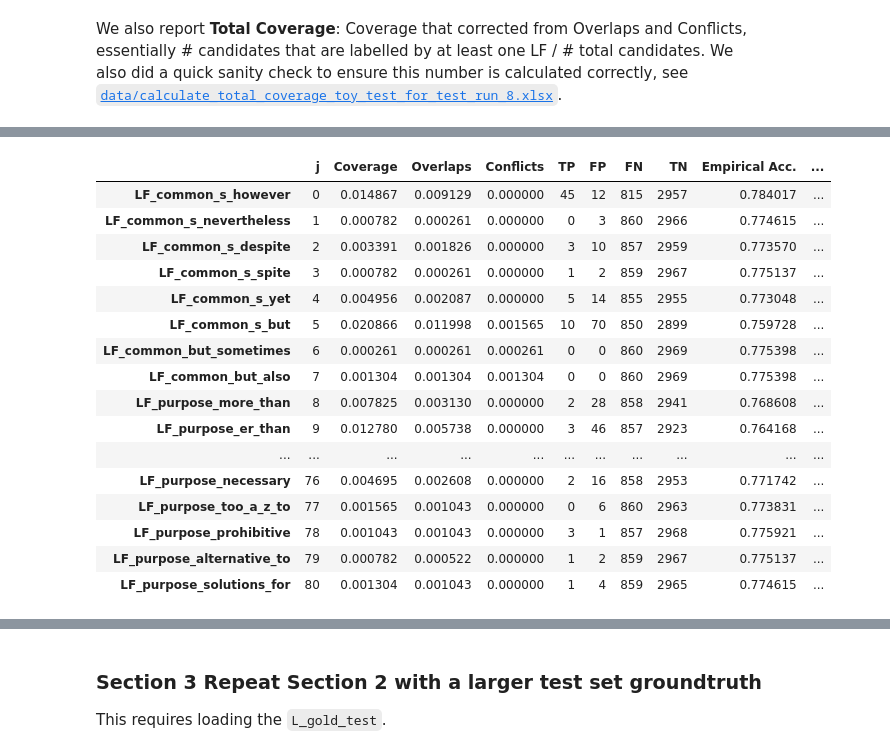
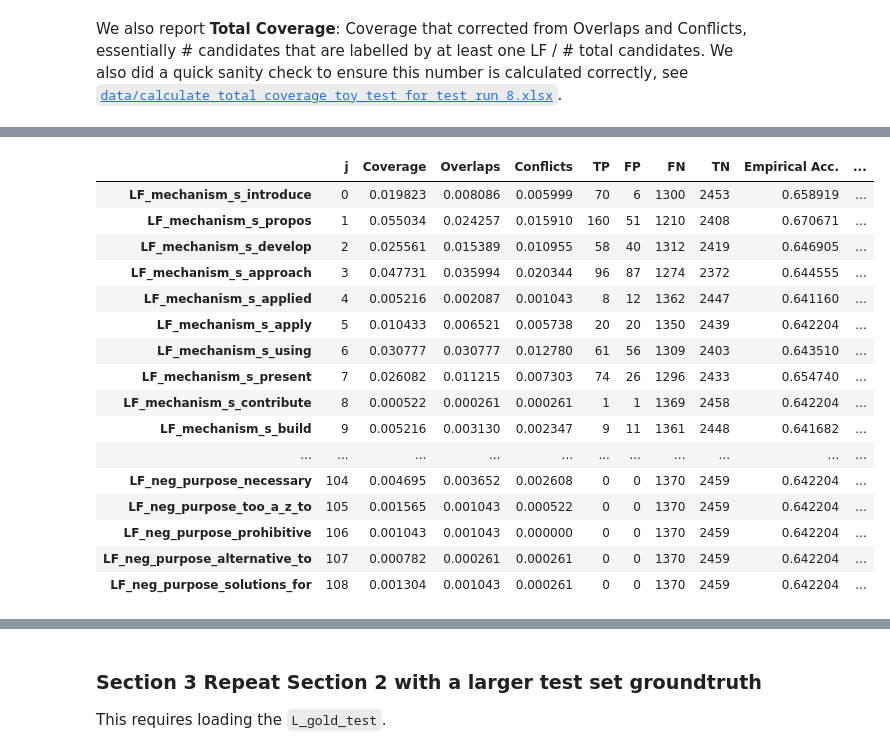
Before and after one commit to xeniaqian94/snorkel, a Jupyter notebook: abstractnet/testrun/Test_Run_8_Calculating_Coverage_and_Position_Aware_LF.ipynb, the cells around one changed output, grey strips where cells are left out. Cells and saved outputs as stored; diff of their text form; code cells hidden in the pictures.

Commit message:
upload mechanism LFs and output dataframe that reports coverage

```diff
--- a/abstractnet/testrun/Test_Run_8_Calculating_Coverage_and_Position_Aware_LF.ipynb
+++ b/abstractnet/testrun/Test_Run_8_Calculating_Coverage_and_Position_Aware_LF.ipynb
@@ -329,0 +378,15 @@ We also report <b>Total Coverage</b>: Coverage that corrected from Overlaps and
+# %%
+from util import load_groundtruth_as_external_dict
+from util import write_segment_name
+from util import load_external_labels
+from snorkel.annotations import load_gold_labels
+import re
+from snorkel.lf_helpers import *
+
+mechanism_gold_path="data/mechanism_gold_dev_testrun_8.tsv"
+# groundtruth_dict=load_groundtruth_as_external_dict("data/annotations_label-level_all-to-date-2018-4-25-WithTitle.labelled.originalSegments_level_"+str(current_level)+".csv",delimiter=",")
+# write_segment_name(dev_segments,mechanism_gold_path,groundtruth_dict,segment_name="Mechanism")
+# %time external_mechanism = load_external_labels(session, Segment, annotator_name='mechanism_dev_gold',isPrint=False,file_path=mechanism_gold_path)
+L_gold_mechanism = load_gold_labels(session, annotator_name='mechanism_dev_gold', split=1)
+print((L_gold_mechanism).shape)
+# print(L_gold_mechanism)
@@ -330,27 +395,24 @@ We also report <b>Total Coverage</b>: Coverage that corrected from Overlaps and
 # %%
+from LF.util_purpose_default import mechanism_LFs,neg_for_mechanism_LFs
+
+print(len(mechanism_LFs))
+print(mechanism_LFs[0].__name__)
+print(mechanism_LFs[0](train_segments[1]))
+
+print()
+
+print(len(neg_for_mechanism_LFs))
+print(neg_for_mechanism_LFs[0].__name__)
+print(neg_for_mechanism_LFs[0](train_segments[1]))
+
 from snorkel.lf_helpers import *
 from snorkel.annotations import LabelAnnotator
 
-np.random.seed(1701)
 
-# input(type(labeler))
-
-# labeler = LabelAnnotator(lfs=purpose_LFs)
-
-## temporarily changed to lf_names
-# labeler = LabelAnnotator(lfs=[lf_names['LF_comparative_degree_morethan_nameeee'],lf_names['LF_comparative_degree_fooerthan_nameeee']])
-labeler = LabelAnnotator(lfs=common_LFs+purpose_LFs)
-
-
-# labeler.clear(session,split=1)
+np.random.seed(1702)
+labeler = LabelAnnotator(lfs=mechanism_LFs+neg_for_mechanism_LFs)
 %time L_dev = labeler.apply(split=1)
-# _ = gen_model.error_analysis(session, L_dev, L_gold_dev,set_unlabeled_as_neg=False)
-
-# L_dev.lf_stats(session, L_gold_dev, gen_model.learned_lf_stats()['Accuracy'])  # learned_lf_stats(): For each labeling function, estimates of a few metrics are provided
-
-
-# print(total_coverage(L_dev))
 printmd("**Total non_overlapping_coverage (percentage of labelled over all)**  "+str(L_dev.non_overlapping_coverage()))
-printmd("**Total empirical recall (percentage of at least once True Positives over Positives)**  "+str(L_dev.total_empirical_recall(L_gold_dev)))
-L_dev.lf_stats(session, L_gold_dev,set_unlabeled_as_neg=True,csv_path="data/L_dev_df_for_coverage_most_recent.csv")
+printmd("**Total empirical recall (percentage of at least once True Positives over Positives)**  "+str(L_dev.total_empirical_recall(L_gold_mechanism)))
+L_dev.lf_stats(session, L_gold_mechanism,set_unlabeled_as_neg=True,csv_path="data/L_dev_mechanism_for_coverage_most_recent.csv")
 # %% [output]
@@ -377,17 +440,17 @@ P among all segments 860
 |  | j | Coverage | Overlaps | Conflicts | TP | FP | FN | TN | Empirical Acc. | ... |
-| LF_common_s_however | 0 | 0.014867 | 0.009129 | 0.000000 | 45 | 12 | 815 | 2957 | 0.784017 | ... |
-| LF_common_s_nevertheless | 1 | 0.000782 | 0.000261 | 0.000000 | 0 | 3 | 860 | 2966 | 0.774615 | ... |
-| LF_common_s_despite | 2 | 0.003391 | 0.001826 | 0.000000 | 3 | 10 | 857 | 2959 | 0.773570 | ... |
-| LF_common_s_spite | 3 | 0.000782 | 0.000261 | 0.000000 | 1 | 2 | 859 | 2967 | 0.775137 | ... |
-| LF_common_s_yet | 4 | 0.004956 | 0.002087 | 0.000000 | 5 | 14 | 855 | 2955 | 0.773048 | ... |
-| LF_common_s_but | 5 | 0.020866 | 0.011998 | 0.001565 | 10 | 70 | 850 | 2899 | 0.759728 | ... |
-| LF_common_but_sometimes | 6 | 0.000261 | 0.000261 | 0.000261 | 0 | 0 | 860 | 2969 | 0.775398 | ... |
-| LF_common_but_also | 7 | 0.001304 | 0.001304 | 0.001304 | 0 | 0 | 860 | 2969 | 0.775398 | ... |
-| LF_purpose_more_than | 8 | 0.007825 | 0.003130 | 0.000000 | 2 | 28 | 858 | 2941 | 0.768608 | ... |
-| LF_purpose_er_than | 9 | 0.012780 | 0.005738 | 0.000000 | 3 | 46 | 857 | 2923 | 0.764168 | ... |
+| LF_mechanism_s_introduce | 0 | 0.019823 | 0.008086 | 0.005999 | 70 | 6 | 1300 | 2453 | 0.658919 | ... |
+| LF_mechanism_s_propos | 1 | 0.055034 | 0.024257 | 0.015910 | 160 | 51 | 1210 | 2408 | 0.670671 | ... |
+| LF_mechanism_s_develop | 2 | 0.025561 | 0.015389 | 0.010955 | 58 | 40 | 1312 | 2419 | 0.646905 | ... |
+| LF_mechanism_s_approach | 3 | 0.047731 | 0.035994 | 0.020344 | 96 | 87 | 1274 | 2372 | 0.644555 | ... |
+| LF_mechanism_s_applied | 4 | 0.005216 | 0.002087 | 0.001043 | 8 | 12 | 1362 | 2447 | 0.641160 | ... |
+| LF_mechanism_s_apply | 5 | 0.010433 | 0.006521 | 0.005738 | 20 | 20 | 1350 | 2439 | 0.642204 | ... |
+| LF_mechanism_s_using | 6 | 0.030777 | 0.030777 | 0.012780 | 61 | 56 | 1309 | 2403 | 0.643510 | ... |
+| LF_mechanism_s_present | 7 | 0.026082 | 0.011215 | 0.007303 | 74 | 26 | 1296 | 2433 | 0.654740 | ... |
+| LF_mechanism_s_contribute | 8 | 0.000522 | 0.000261 | 0.000261 | 1 | 1 | 1369 | 2458 | 0.642204 | ... |
+| LF_mechanism_s_build | 9 | 0.005216 | 0.003130 | 0.002347 | 9 | 11 | 1361 | 2448 | 0.641682 | ... |
 | ... | ... | ... | ... | ... | ... | ... | ... | ... | ... | ... |
-| LF_purpose_necessary | 76 | 0.004695 | 0.002608 | 0.000000 | 2 | 16 | 858 | 2953 | 0.771742 | ... |
-| LF_purpose_too_a_z_to | 77 | 0.001565 | 0.001043 | 0.000000 | 0 | 6 | 860 | 2963 | 0.773831 | ... |
-| LF_purpose_prohibitive | 78 | 0.001043 | 0.001043 | 0.000000 | 3 | 1 | 857 | 2968 | 0.775921 | ... |
-| LF_purpose_alternative_to | 79 | 0.000782 | 0.000522 | 0.000000 | 1 | 2 | 859 | 2967 | 0.775137 | ... |
-| LF_purpose_solutions_for | 80 | 0.001304 | 0.001043 | 0.000000 | 1 | 4 | 859 | 2965 | 0.774615 | ... |
+| LF_neg_purpose_necessary | 104 | 0.004695 | 0.003652 | 0.002608 | 0 | 0 | 1370 | 2459 | 0.642204 | ... |
+| LF_neg_purpose_too_a_z_to | 105 | 0.001565 | 0.001043 | 0.000522 | 0 | 0 | 1370 | 2459 | 0.642204 | ... |
+| LF_neg_purpose_prohibitive | 106 | 0.001043 | 0.001043 | 0.000000 | 0 | 0 | 1370 | 2459 | 0.642204 | ... |
+| LF_neg_purpose_alternative_to | 107 | 0.000782 | 0.000261 | 0.000261 | 0 | 0 | 1370 | 2459 | 0.642204 | ... |
+| LF_neg_purpose_solutions_for | 108 | 0.001304 | 0.001043 | 0.000261 | 0 | 0 | 1370 | 2459 | 0.642204 | ... |
```
Also changed, not shown: parts of 15 cells of this notebook, 7 other files.
